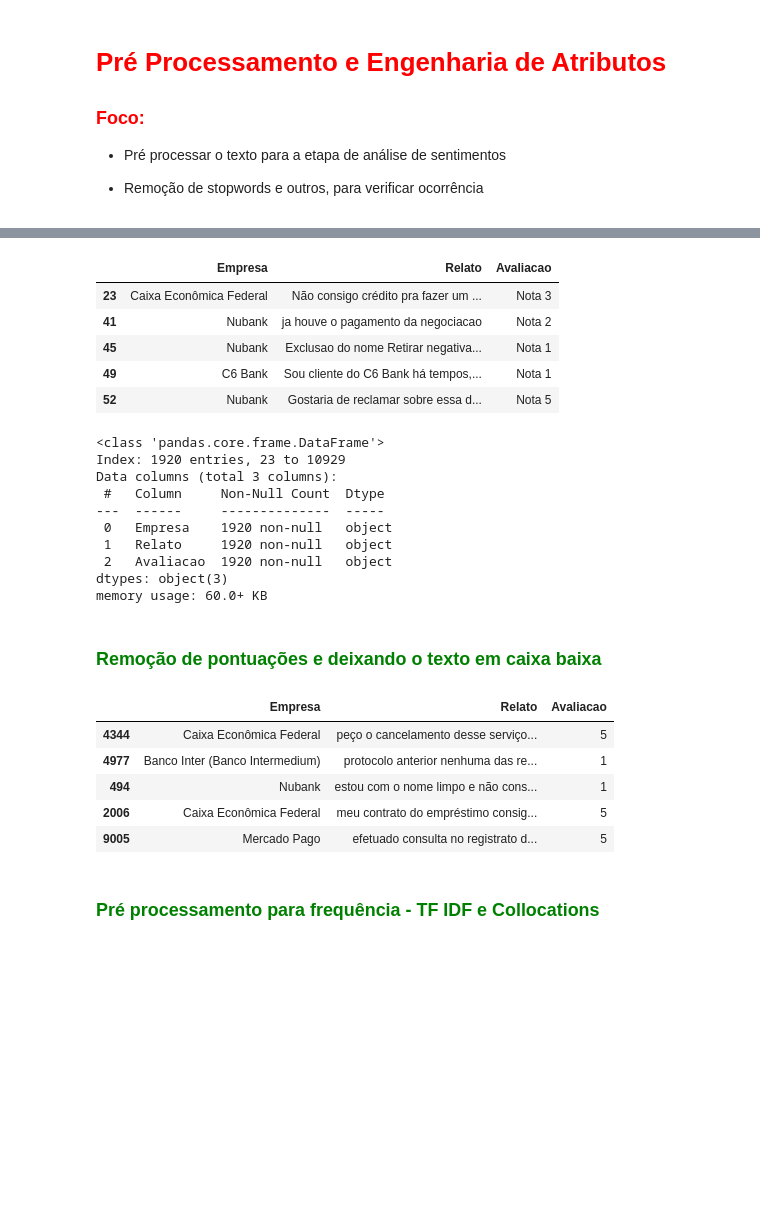
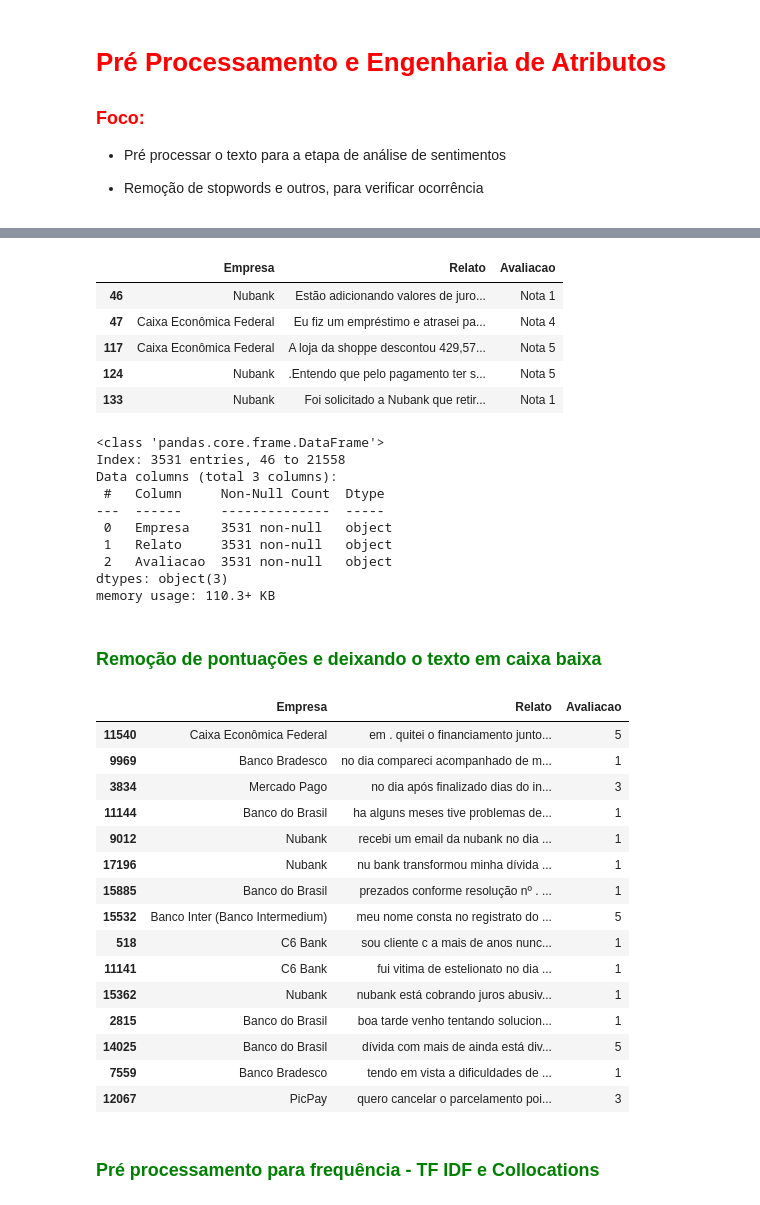
Before and after one commit to alyssonmontovanelli/PLN_Text_Analysis, a Jupyter notebook: EDA/preprocessing.ipynb, the cells around one changed output, grey strips where cells are left out. Drawn from its saved outputs; the diff is of its cells as text; code cells hidden in the pictures; blank space fills up the shorter version.

Commit message:
exclusao dataset

```diff
--- a/EDA/preprocessing.ipynb
+++ b/EDA/preprocessing.ipynb
@@ -25,7 +25,7 @@ import warnings
 warnings.filterwarnings('ignore')
 # %%
 # Visualizando Cj dados
-dados = pd.read_csv('/Projetos Pessoais/DataScience/PLN_Text_Analysis/data/data_scraping_bruto.csv',
+dados = pd.read_csv('/Projetos Pessoais/DataScience/PLN_Text_Analysis/data/data_scraping_bruto_2hr.csv',
                        sep =',')
 # %%
 dados.head()
@@ -45,7 +45,9 @@ instituicoes_financeiras = ['Nubank',
               'Mercado Pago',
               'Banco Inter (Banco Intermedium)',
               'Banco Bradesco',
-              'C6 Bank']
+              'C6 Bank',
+              'PicPay',
+              'Banco Pan']
 # %%
 # Selecionando apenas instituições financeiras
 
@@ -69,48 +73,61 @@ dados_financeiros.Empresa.value_counts().reset_index(name='Quantidade Relatos')
 dados_financeiros.head(5)
 # %% [output]
 |  | Empresa | Relato | Avaliacao |
-| 23 | Caixa Econômica Federal | Não consigo crédito pra fazer um ... | Nota 3 |
-| 41 | Nubank | ja houve o pagamento da negociacao | Nota 2 |
-| 45 | Nubank | Exclusao do nome Retirar negativa... | Nota 1 |
-| 49 | C6 Bank | Sou cliente do C6 Bank há tempos,... | Nota 1 |
-| 52 | Nubank | Gostaria de reclamar sobre essa d... | Nota 5 |
+| 46 | Nubank | Estão adicionando valores de juro... | Nota 1 |
+| 47 | Caixa Econômica Federal | Eu fiz um empréstimo e atrasei pa... | Nota 4 |
+| 117 | Caixa Econômica Federal | A loja da shoppe descontou 429,57... | Nota 5 |
+| 124 | Nubank | .Entendo que pelo pagamento ter s... | Nota 5 |
+| 133 | Nubank | Foi solicitado a Nubank que retir... | Nota 1 |
 # %%
 dados_financeiros['Avaliacao'] = dados_financeiros['Avaliacao'].str.extract(r'(\d+)')
 # %%
 dados_financeiros.info()
 # %% [output]
 <class 'pandas.core.frame.DataFrame'>
-Index: 1920 entries, 23 to 10929
+Index: 3531 entries, 46 to 21558
 Data columns (total 3 columns):
  #   Column     Non-Null Count  Dtype
 ---  ------     --------------  -----
- 0   Empresa    1920 non-null   object
- 1   Relato     1920 non-null   object
- 2   Avaliacao  1920 non-null   object
+ 0   Empresa    3531 non-null   object
+ 1   Relato     3531 non-null   object
+ 2   Avaliacao  3531 non-null   object
 dtypes: object(3)
-memory usage: 60.0+ KB
+memory usage: 110.3+ KB
 # %% [markdown]
 ### <font color='green'> Remoção de pontuações e deixando o texto em caixa baixa
 # %%
 def processa_sentimento(text):
- # Minuscula
- text = text.lower()
+    # Minuscula
+    text = text.lower()
 
- # retirando pontuações, exceto "."
- text = re.sub(r'[^\w\s.]', '', text)
+    # Retirando pontuações, exceto "."
+    text = re.sub(r'[^\w\s.]', '', text)
 
- return text
+    # Retirando números
+    text = re.sub(r'\d+', '', text)
+
+    return text
 # %%
 dados_financeiros['Relato'] = dados_financeiros['Relato'].apply(processa_sentimento)
 # %%
-dados_financeiros.sample(5)
+dados_financeiros.sample(15)
 # %% [output]
 |  | Empresa | Relato | Avaliacao |
-| 4344 | Caixa Econômica Federal | peço o cancelamento desse serviço... | 5 |
-| 4977 | Banco Inter (Banco Intermedium) | protocolo anterior nenhuma das re... | 1 |
-| 494 | Nubank | estou com o nome limpo e não cons... | 1 |
-| 2006 | Caixa Econômica Federal | meu contrato do empréstimo consig... | 5 |
-| 9005 | Mercado Pago | efetuado consulta no registrato d... | 5 |
+| 11540 | Caixa Econômica Federal | em . quitei o financiamento junto... | 5 |
+| 9969 | Banco Bradesco | no dia compareci acompanhado de m... | 1 |
+| 3834 | Mercado Pago | no dia após finalizado dias do in... | 3 |
+| 11144 | Banco do Brasil | ha alguns meses tive problemas de... | 1 |
+| 9012 | Nubank | recebi um email da nubank no dia ... | 1 |
+| 17196 | Nubank | nu bank transformou minha dívida ... | 1 |
+| 15885 | Banco do Brasil | prezados conforme resolução nº . ... | 1 |
+| 15532 | Banco Inter (Banco Intermedium) | meu nome consta no registrato do ... | 5 |
+| 518 | C6 Bank | sou cliente c a mais de anos nunc... | 1 |
+| 11141 | C6 Bank | fui vitima de estelionato no dia ... | 1 |
+| 15362 | Nubank | nubank está cobrando juros abusiv... | 1 |
+| 2815 | Banco do Brasil | boa tarde venho tentando solucion... | 1 |
+| 14025 | Banco do Brasil | dívida com mais de ainda está div... | 5 |
+| 7559 | Banco Bradesco | tendo em vista a dificuldades de ... | 1 |
+| 12067 | PicPay | quero cancelar o parcelamento poi... | 3 |
 # %%
 dados_financeiros.to_csv('/Projetos Pessoais/DataScience/PLN_Text_Analysis/data/dados_financeiros_sentimentos.csv',
                        sep =',', index = False, encoding = 'utf-8')
```
Also changed, not shown: parts of 3 cells of this notebook, 3 other files.
